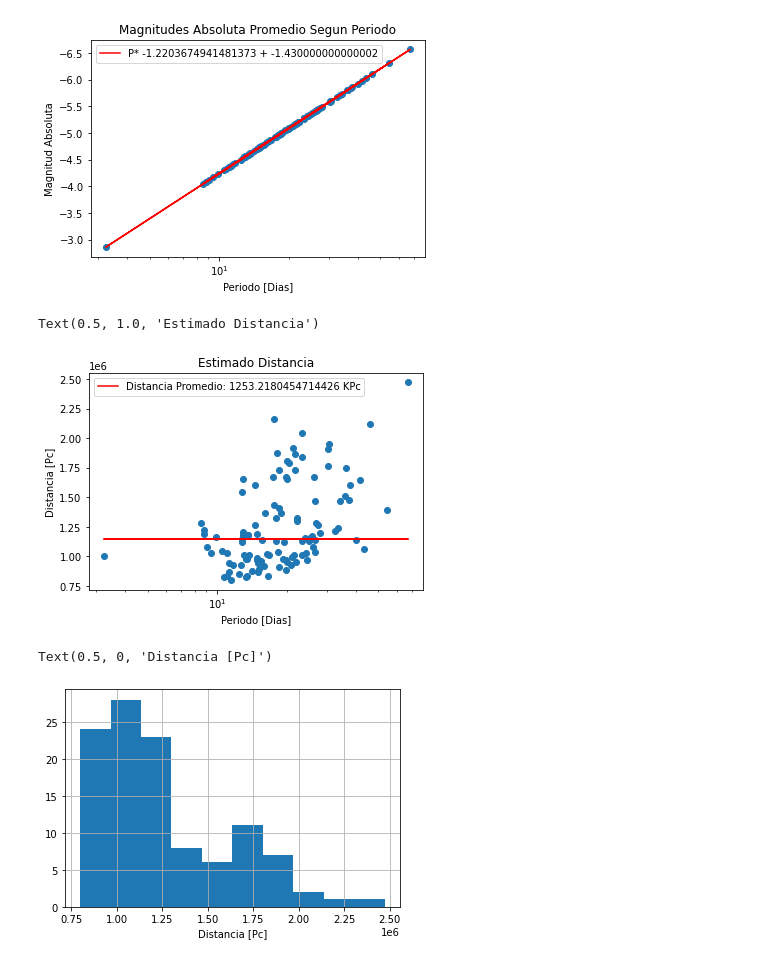
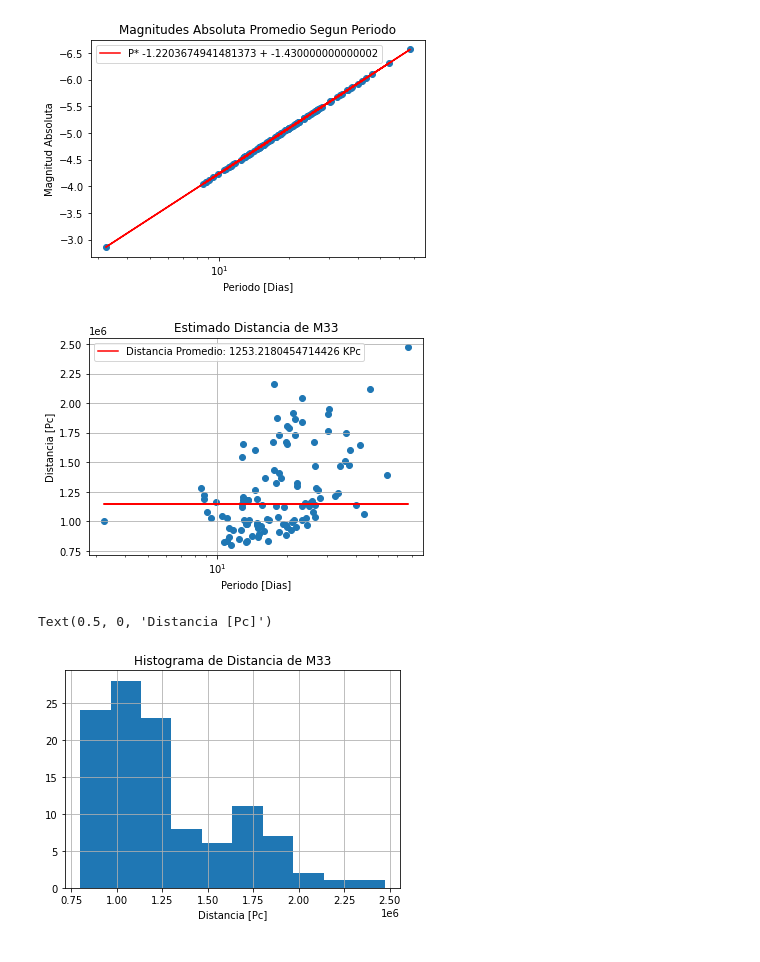
Before and after one commit to jdgv1709/Astronom-a-Gal-ctica, a Jupyter notebook: practica13.ipynb, the cells around one changed output. Drawn from its saved outputs; the diff is of its cells as text; code cells hidden in the pictures.

```diff
--- a/practica13.ipynb
+++ b/practica13.ipynb
@@ -236,14 +245,15 @@ plt.plot(df["P"],np.ones_like(df["P"])*dist.median(),color="r",label="Distancia
 plt.legend()
 plt.xlabel("Periodo [Dias]")
 plt.ylabel("Distancia [Pc]")
-plt.title("Estimado Distancia")
+plt.title("Estimado Distancia de M33")
+plt.grid(True)
 # %% [output]
-Text(0.5, 1.0, 'Estimado Distancia')
-[figure, old version]
+[figure, new version]
 # %%
 plt.hist(dist)
 plt.grid(True)
+plt.title("Histograma de Distancia de M33")
 plt.xlabel("Distancia [Pc]")
 # %% [output]
 Text(0.5, 0, 'Distancia [Pc]')
-[figure, old version]
+[figure, new version]
```
Also changed, not shown: parts of 7 cells of this notebook.
